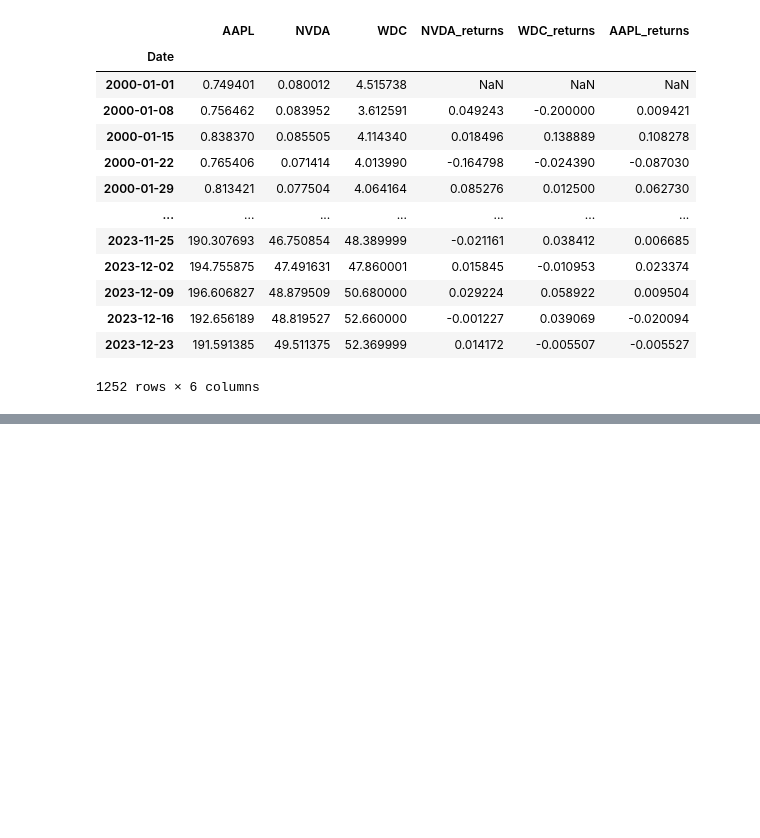
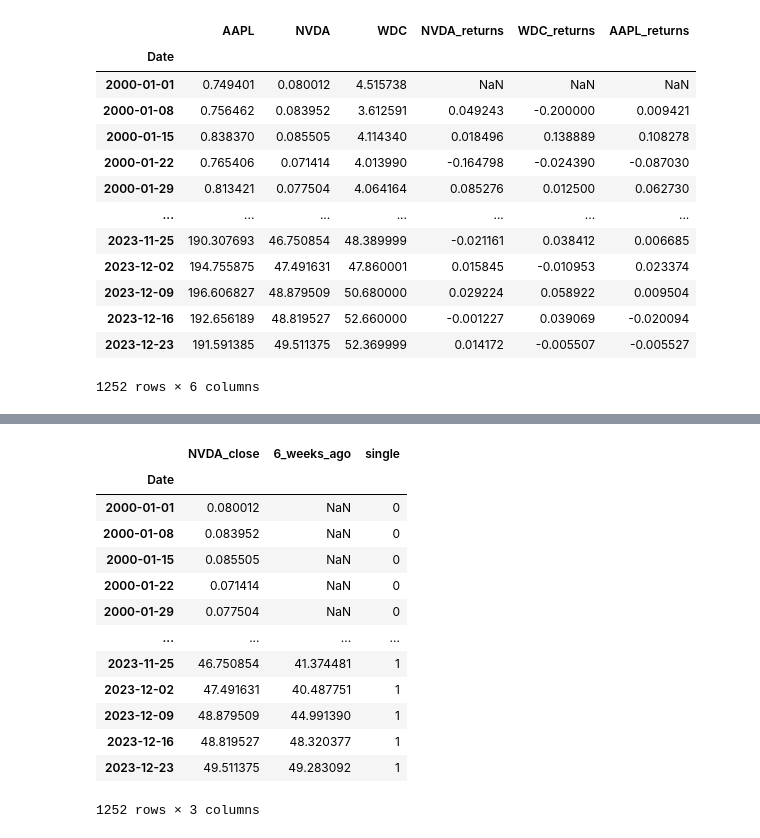
Before and after one commit to pNatTueku/codingProjectwithPython, a Jupyter notebook: project_07_stock_price_list.ipynb, the cells around one changed output, grey strips where cells are left out. Saved outputs shown, nothing was run; the diff lists cells and outputs as text; code cells hidden in the pictures; blank space fills up the shorter version.

```diff
--- a/project_07_stock_price_list.ipynb
+++ b/project_07_stock_price_list.ipynb
@@ -143,3 +143,8 @@ df
 | 2023-12-16 | 192.656189 | 48.819527 | 52.660000 | -0.001227 | 0.039069 | -0.020094 |
 | 2023-12-23 | 191.591385 | 49.511375 | 52.369999 | 0.014172 | -0.005507 | -0.005527 |
 1252 rows × 6 columns
+# %%
+# setting
+
+n_lookback = 6
+n_sample = len(sample_stock_list)
@@ -145,0 +155,6 @@ df
+# %%
+my_stock_list = {
+    f"{sample_stock_list[0]}_close":df[sample_stock_list[0]].copy(),
+    f"{n_lookback}_weeks_ago":df[sample_stock_list[0]].shift(n_lookback)
+}
+my_stock_list
@@ -145,0 +183,5 @@ df
+# %%
+# store my stock list into a dataframe
+
+sample_df = pd.DataFrame(data = my_stock_list)
+sample_df
@@ -145,0 +203,20 @@ df
+# %%
+# add signal column to a dataframe
+
+sample_df['single'] = np.where(sample_df[f'{sample_stock_list[0]}_close'] > sample_df[f'{n_lookback}_weeks_ago'], 1, 0)
+sample_df
+# %% [output]
+|  | NVDA_close | 6_weeks_ago | single |
+| Date |  |  |  |
+| 2000-01-01 | 0.080012 | NaN | 0 |
+| 2000-01-08 | 0.083952 | NaN | 0 |
+| 2000-01-15 | 0.085505 | NaN | 0 |
+| 2000-01-22 | 0.071414 | NaN | 0 |
+| 2000-01-29 | 0.077504 | NaN | 0 |
+| ... | ... | ... | ... |
+| 2023-11-25 | 46.750854 | 41.374481 | 1 |
+| 2023-12-02 | 47.491631 | 40.487751 | 1 |
+| 2023-12-09 | 48.879509 | 44.991390 | 1 |
+| 2023-12-16 | 48.819527 | 48.320377 | 1 |
+| 2023-12-23 | 49.511375 | 49.283092 | 1 |
+1252 rows × 3 columns
```
Also changed, not shown: parts of 4 cells of this notebook.
